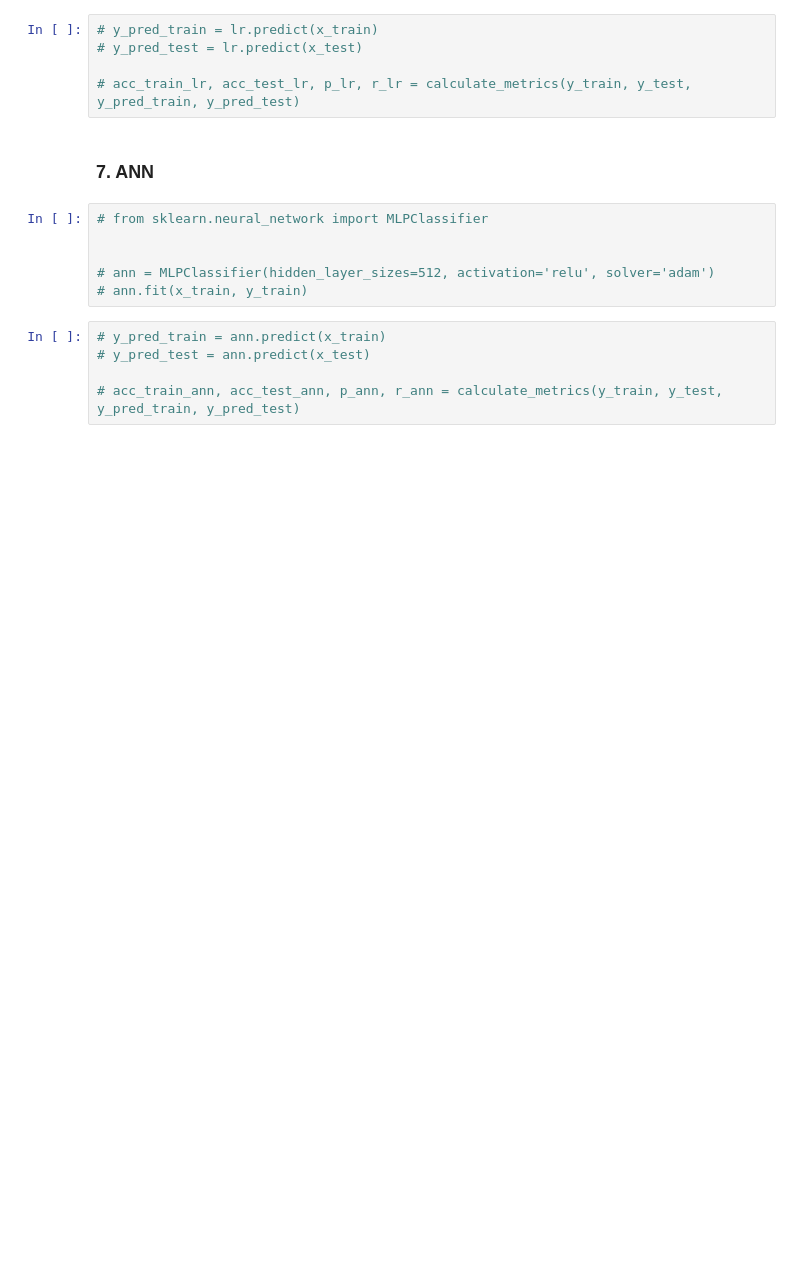
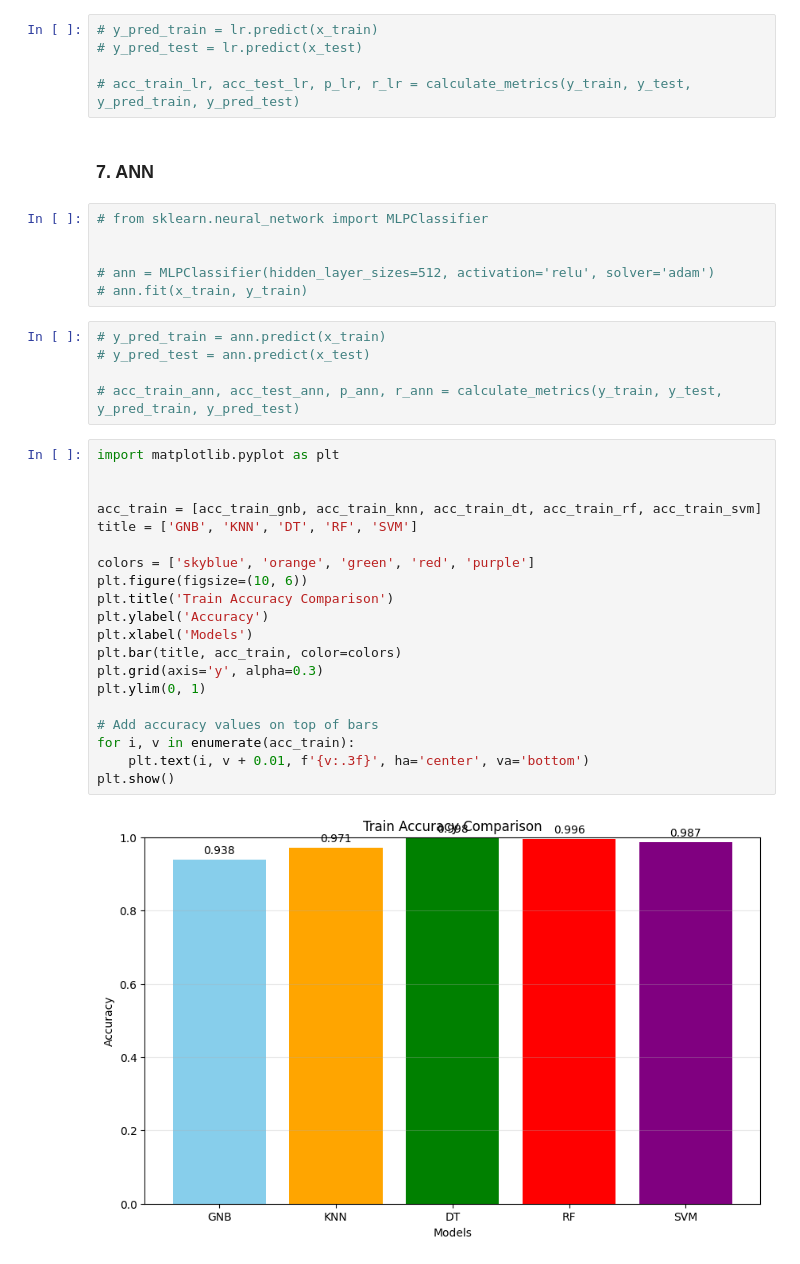
Before and after one commit to ImanMontajabi/ML_Projects, a Jupyter notebook: main.ipynb, the cells around one changed output. Drawn from its saved outputs; the diff is of its cells as text; blank space fills up the shorter version.

```diff
--- a/main.ipynb
+++ b/main.ipynb
@@ -217,3 +217,25 @@ acc_train: 0.9934065934065934 - acc test: 0.956140350877193 - precision: 0.92857
 # y_pred_test = ann.predict(x_test)
 
 # acc_train_ann, acc_test_ann, p_ann, r_ann = calculate_metrics(y_train, y_test, y_pred_train, y_pred_test)
+# %%
+import matplotlib.pyplot as plt
+
+
+acc_train = [acc_train_gnb, acc_train_knn, acc_train_dt, acc_train_rf, acc_train_svm]
+title = ['GNB', 'KNN', 'DT', 'RF', 'SVM']
+
+colors = ['skyblue', 'orange', 'green', 'red', 'purple']
+plt.figure(figsize=(10, 6))
+plt.title('Train Accuracy Comparison')
+plt.ylabel('Accuracy')
+plt.xlabel('Models')
+plt.bar(title, acc_train, color=colors)
+plt.grid(axis='y', alpha=0.3)
+plt.ylim(0, 1)
+
+# Add accuracy values on top of bars
+for i, v in enumerate(acc_train):
+    plt.text(i, v + 0.01, f'{v:.3f}', ha='center', va='bottom')
+plt.show()
+# %% [output]
+[figure, added]
```
Also changed, not shown: parts of 10 cells of this notebook.
